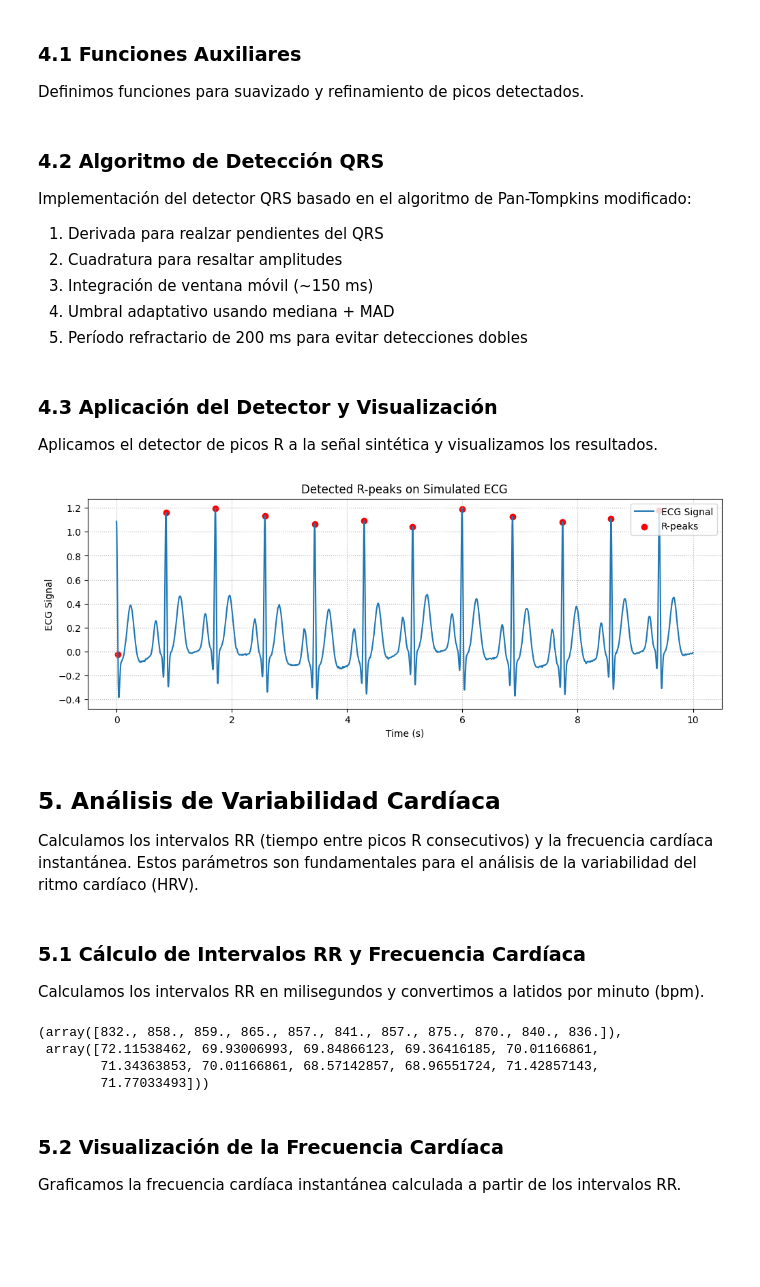
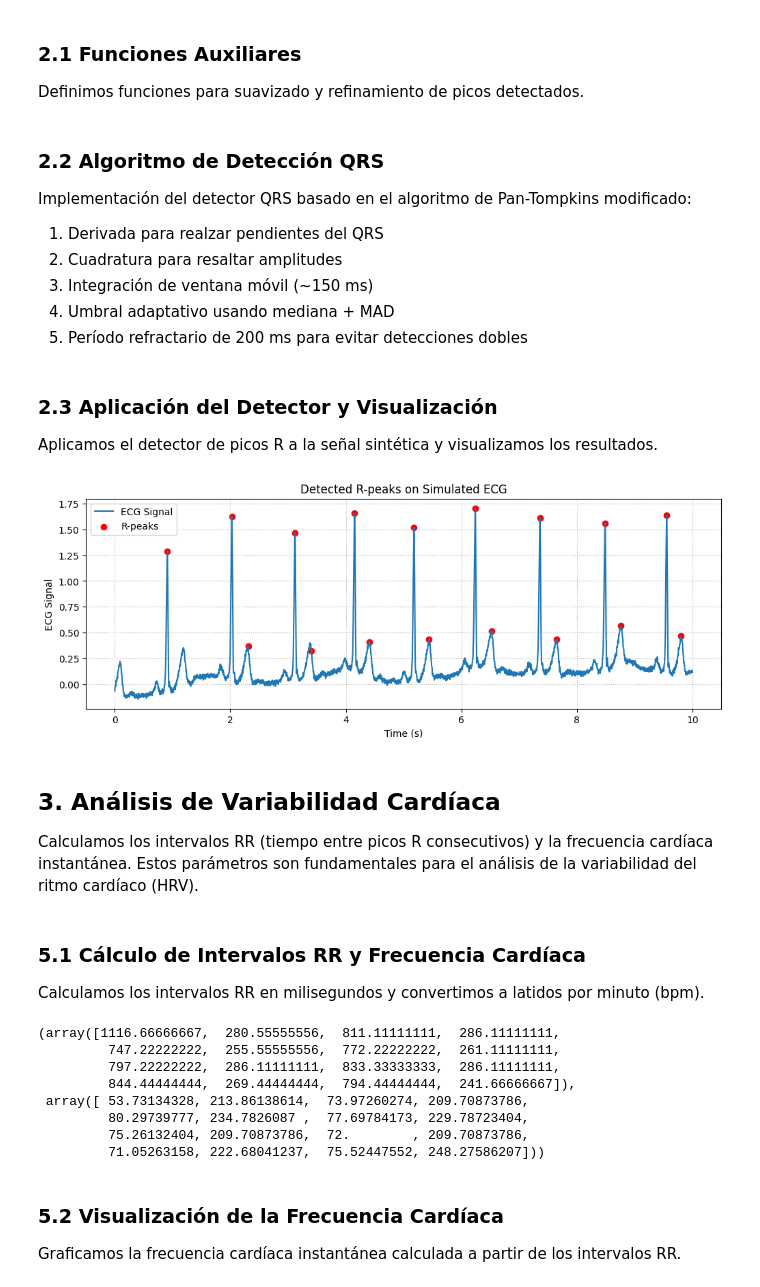
Before and after one commit to PamelaVilchez/GRUPO-08-ISB-2025-II, a Jupyter notebook: Laboratorios/Laboratorio 11/ecg_processing.ipynb, the cells around one changed output. Cells and saved outputs as stored; diff of their text form; code cells hidden in the pictures; blank space fills up the shorter version.

```diff
--- a/Laboratorios/Laboratorio 11/ecg_processing.ipynb
+++ b/Laboratorios/Laboratorio 11/ecg_processing.ipynb
@@ -37,13 +26,0 @@ Generamos una señal ECG sintética para probar nuestros algoritmos de detecció
-# %%
-fs = int(1e3)
-
-ecg_signal = nk.ecg_simulate(duration=10, sampling_rate=fs, heart_rate=70)
-t = np.arange(len(ecg_signal)) / fs
-
-plt.figure(figsize=(12, 4))
-plt.plot(t, ecg_signal)
-plt.xlabel('Time (s)')
-plt.ylabel('ECG Signal')
-plt.title('Simulated ECG Signal')
-plt.grid(ls=":")
-plt.show()
@@ -60,7 +35,7 @@ Implementamos un algoritmo personalizado para detectar los picos R (máximos del
 # %%
 from scipy.signal import butter, filtfilt, find_peaks
 # %% [markdown]
-### 4.1 Funciones Auxiliares
+### 2.1 Funciones Auxiliares
 
 Definimos funciones para suavizado y refinamiento de picos detectados.
 # %%
@@ -77,7 +52,7 @@ def _refine_peak(ecg, idx, half_win):
         return idx
     return i0 + np.argmax(ecg[i0:i1])
 # %% [markdown]
-### 4.2 Algoritmo de Detección QRS
+### 2.2 Algoritmo de Detección QRS
 
 Implementación del detector QRS basado en el algoritmo de Pan-Tompkins modificado:
 1. Derivada para realzar pendientes del QRS
@@ -129,27 +104,37 @@ def detect_qrs_rpeaks(ecg, fs):
         qrs_off.append(int(off))
     return r_peaks, np.array(qrs_on), np.array(qrs_off)
 # %% [markdown]
-### 4.3 Aplicación del Detector y Visualización
+### 2.3 Aplicación del Detector y Visualización
 
 Aplicamos el detector de picos R a la señal sintética y visualizamos los resultados.
 # %%
+import pickle
+
+# Abrir el archivo pickle
+with open("dataset_ekg.pkl", "rb") as f:
+    db = pickle.load(f)
+
+signal = db["NSR"][0,:]  # accede al array de señales NSR
+fs = 360  # frecuencia típica en bases MIT-BIH
+t = np.arange(signal.shape[0]) / fs
+
 # Detect QRS peaks and boundaries
-r_peaks, qrs_on, qrs_off = detect_qrs_rpeaks(ecg_signal, fs)
+r_peaks, qrs_on, qrs_off = detect_qrs_rpeaks(signal, fs)
 
 # Plot ECG signal and detected R-peaks
 plt.figure(figsize=(12, 4))
-plt.plot(t, ecg_signal, label='ECG Signal')
-plt.scatter(t[r_peaks], ecg_signal[r_peaks], color='red', label='R-peaks')
+plt.plot(t, signal, label='ECG Signal')
+plt.scatter(t[r_peaks], signal[r_peaks], color='red', label='R-peaks')
 plt.xlabel('Time (s)')
 plt.ylabel('ECG Signal')
 plt.title('Detected R-peaks on Simulated ECG')
 plt.legend()
 plt.grid(ls=":")
 plt.show()
 # %% [output]
-[figure, old version]
+[figure, new version]
 # %% [markdown]
-## 5. Análisis de Variabilidad Cardíaca
+## 3. Análisis de Variabilidad Cardíaca
 
 Calculamos los intervalos RR (tiempo entre picos R consecutivos) y la frecuencia cardíaca instantánea. Estos parámetros son fundamentales para el análisis de la variabilidad del ritmo cardíaco (HRV).
 # %%
@@ -168,10 +153,14 @@ Calculamos los intervalos RR en milisegundos y convertimos a latidos por minuto
 rr_ms, hr_bpm = rr_intervals_ms(r_peaks, fs)
 rr_ms, hr_bpm
 # %% [output]
-(array([832., 858., 859., 865., 857., 841., 857., 875., 870., 840., 836.]),
- array([72.11538462, 69.93006993, 69.84866123, 69.36416185, 70.01166861,
-        71.34363853, 70.01166861, 68.57142857, 68.96551724, 71.42857143,
-        71.77033493]))
+(array([1116.66666667,  280.55555556,  811.11111111,  286.11111111,
+         747.22222222,  255.55555556,  772.22222222,  261.11111111,
+         797.22222222,  286.11111111,  833.33333333,  286.11111111,
+         844.44444444,  269.44444444,  794.44444444,  241.66666667]),
+ array([ 53.73134328, 213.86138614,  73.97260274, 209.70873786,
+         80.29739777, 234.7826087 ,  77.69784173, 229.78723404,
+         75.26132404, 209.70873786,  72.        , 209.70873786,
+         71.05263158, 222.68041237,  75.52447552, 248.27586207]))
 # %% [markdown]
 ### 5.2 Visualización de la Frecuencia Cardíaca
 
```
Also changed, not shown: parts of 13 cells of this notebook, 1 other file.
